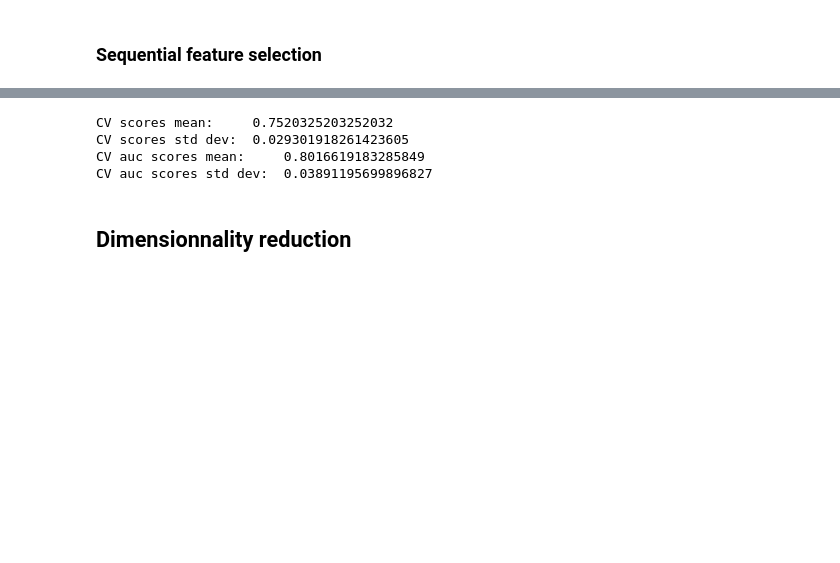
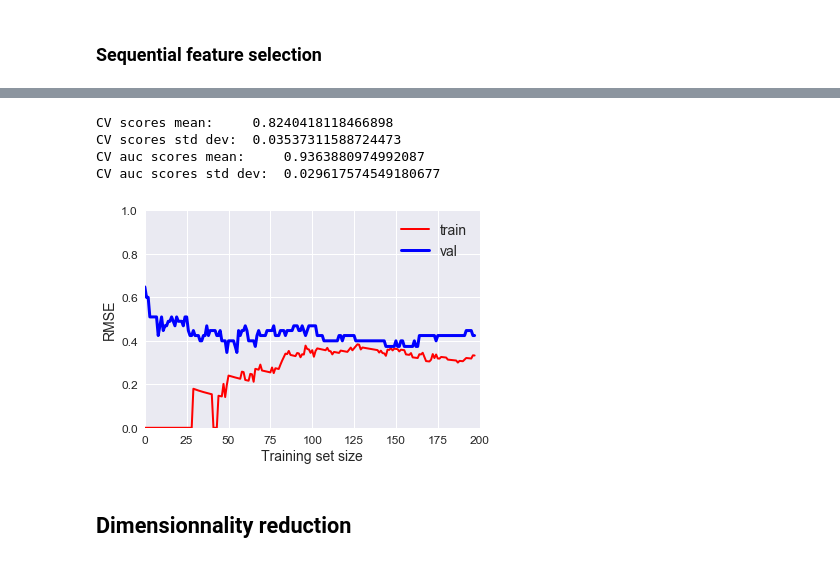
Before and after one commit to benjamin-assel/Deep-learning, a Jupyter notebook: DontOverfit.ipynb, the cells around one changed output, grey strips where cells are left out. Saved outputs shown, nothing was run; the diff lists cells and outputs as text; code cells hidden in the pictures; blank space fills up the shorter version.

```diff
--- a/DontOverfit.ipynb
+++ b/DontOverfit.ipynb
@@ -569,9 +569,9 @@ plt.show()
 # %%
 from mlxtend.feature_selection import SequentialFeatureSelector as SFS
 # %%
-log_reg_clf = LogisticRegression(penalty='l1', C=0.1, solver='liblinear')
+log_reg_clf = LogisticRegression(penalty='l2', C=0.1, solver='liblinear')
 
-sfs1 = SFS(log_reg_clf, k_features=15, forward=True, floating=False, verbose=0,
+sfs1 = SFS(log_reg_clf, k_features=(10,20), forward=True, floating=False, verbose=0,
            scoring='roc_auc', cv=6, n_jobs=-1)
 
 sfs1 = sfs1.fit(X_train, y_train)
@@ -597,12 +600,18 @@ top_features
 # %%
 X_train_sfs = prepare_pipeline.fit_transform(train_set[top_features])
 # %%
-scores_mean, scores_dev = CV_scores(log_reg_clf, X_train, y_train)
+scores_mean, scores_dev = CV_scores(log_reg_clf, X_train_sfs, y_train)
 print("CV scores mean:    ", scores_mean, "\nCV scores std dev: ", scores_dev)
-scores_mean_auc, scores_dev_auc = CV_scores_auc(log_reg_clf, X_train, y_train)
+scores_mean_auc, scores_dev_auc = CV_scores_auc(log_reg_clf, X_train_sfs, y_train)
 print("CV auc scores mean:    ", scores_mean_auc, "\nCV auc scores std dev: ", scores_dev_auc)
 # %% [output]
-CV scores mean:     0.7520325203252032
-CV scores std dev:  0.029301918261423605
-CV auc scores mean:     0.8016619183285849
-CV auc scores std dev:  0.03891195699896827
+CV scores mean:     0.8240418118466898
+CV scores std dev:  0.03537311588724473
+CV auc scores mean:     0.9363880974992087
+CV auc scores std dev:  0.029617574549180677
+# %%
+plot_learning_curves(log_reg_clf, X_train_sfs, y_train)
+plt.axis([0, 200, 0, 1])
+plt.show()
+# %% [output]
+[figure, added]
```
Also changed, not shown: parts of 35 cells of this notebook.
